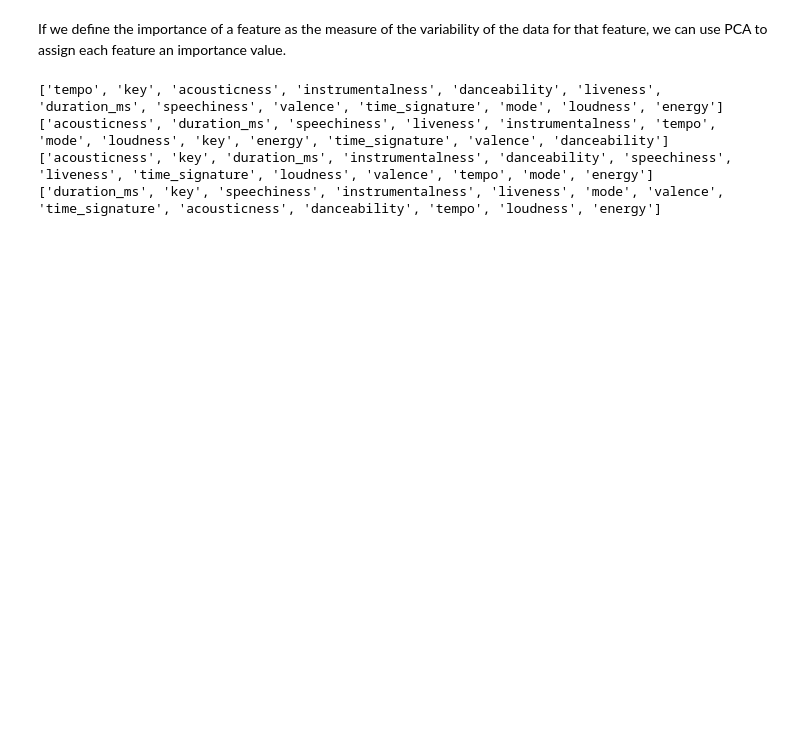
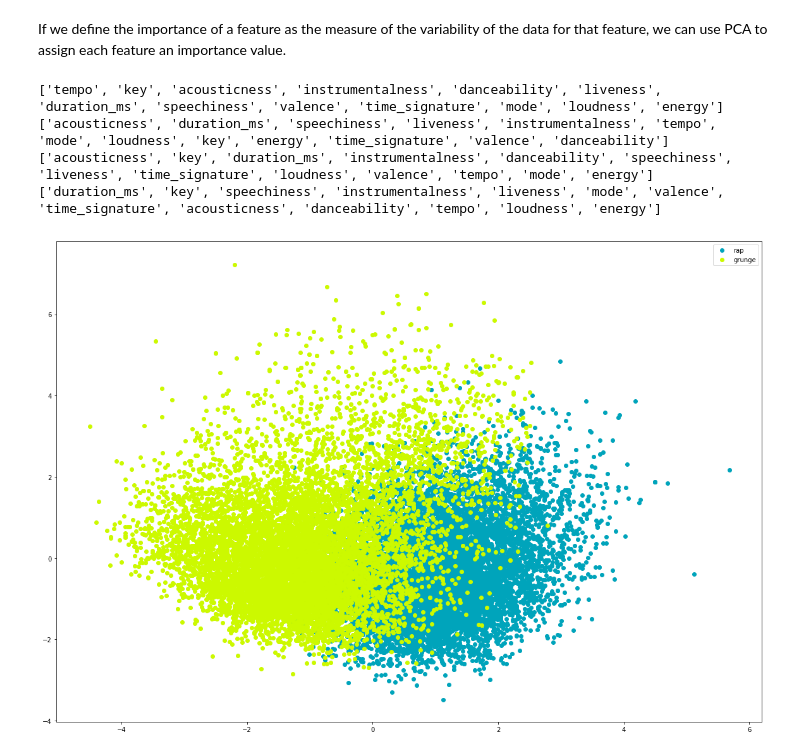
Before and after one commit to P1eter/SpotifyDataAnalysis, a Jupyter notebook: pca_importance.ipynb, the cells around one changed output. Saved outputs shown, nothing was run; the diff lists cells and outputs as text; code cells hidden in the pictures; blank space fills up the shorter version.

```diff
--- a/pca_importance.ipynb
+++ b/pca_importance.ipynb
@@ -16,6 +16,8 @@ SPOTIPY_CLIENT_SECRET='c02f97ddd119470d8e24b290722c7490'
 SPOTIPY_CLIENT_ID='647ffb8c163b4882be0cafe4bf1352d5'
 SCOPE='user-library-read'
 USERNAME = '29n1g5zgbzcs413wmovhqdguz'
+
+plt.rcParams['figure.figsize'] = (20, 14)
 # %%
 token = util.prompt_for_user_token(username=USERNAME,
                            scope=SCOPE,
@@ -82,0 +112,10 @@ print(sort_features_importance(rap_features))
+# %%
+genre_features = [
+    ('grunge', grunge_features),
+    ('techno', techno_features),
+    ('rap', rap_features),
+    ('soul', soul_features)
+]
+plot_pca(('rap', rap_features), ('grunge', grunge_features))
+# %% [output]
+[figure, added]
```
Also changed, not shown: parts of 2 cells of this notebook.
